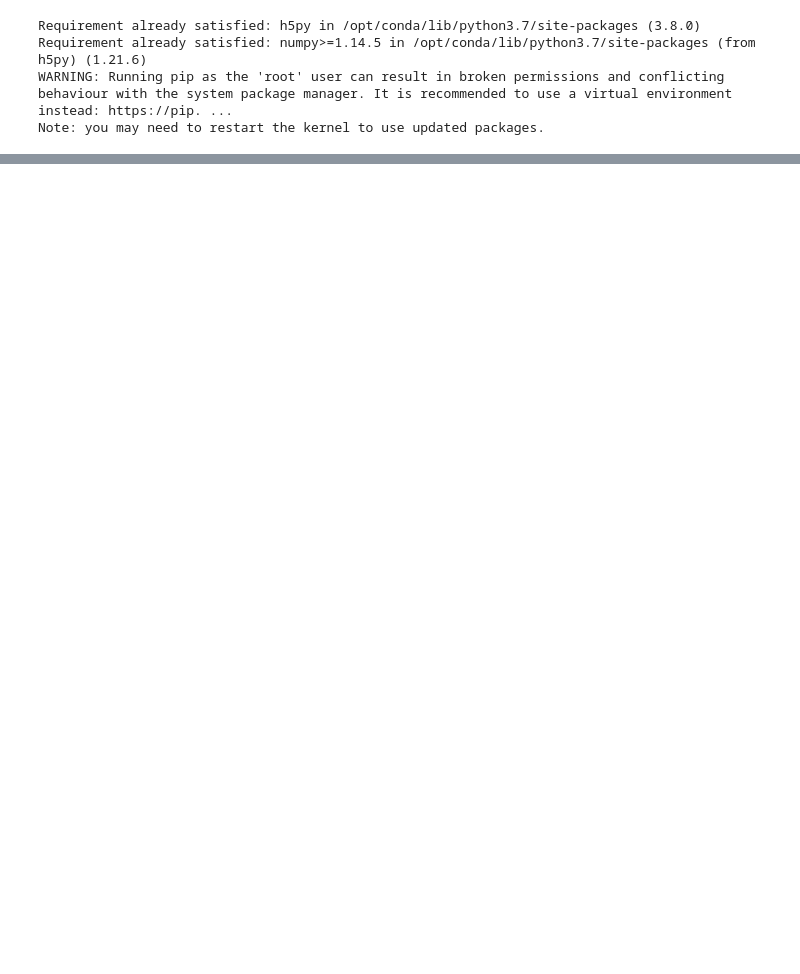
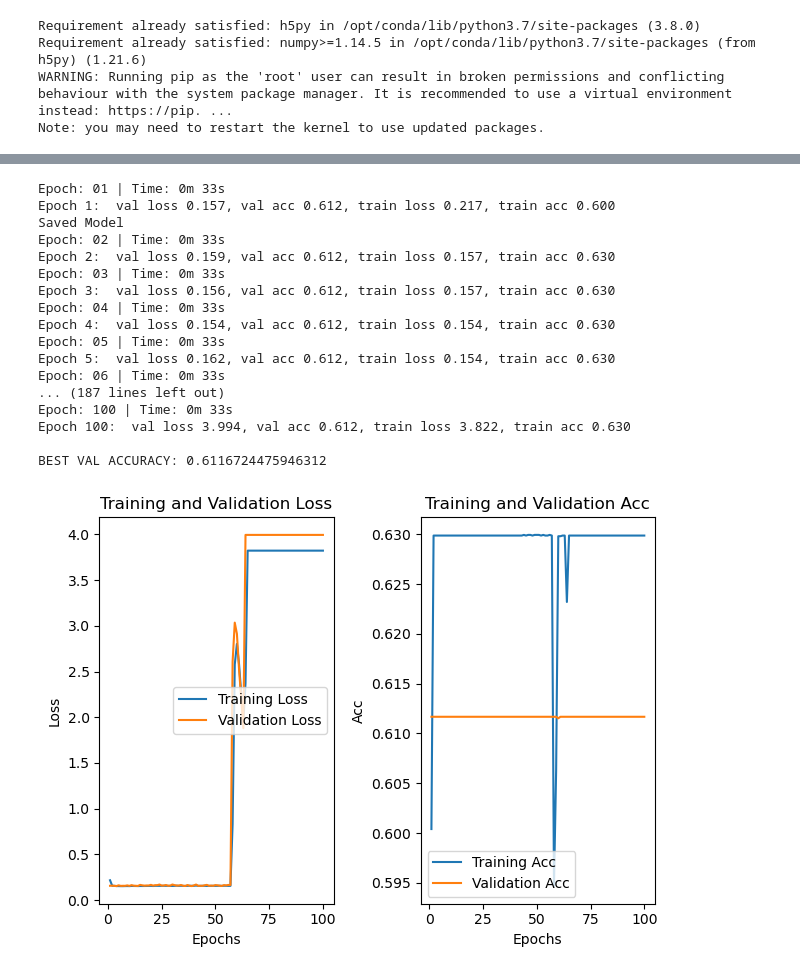
Before and after one commit to cs449w23/project-cs_get_degrees, a Jupyter notebook: CNN_rodney_multiclass.ipynb, the cells around one changed output, grey strips where cells are left out. Saved outputs shown, nothing was run; the diff lists cells and outputs as text; code cells hidden in the pictures; blank space fills up the shorter version.

```diff
--- a/CNN_rodney_multiclass.ipynb
+++ b/CNN_rodney_multiclass.ipynb
@@ -359 +412,23 @@ def train_lstm(initial_channel_size=16,lr=2.5e-5, epochs=15, dropout=0.25, verbo
+# %%
+# train rnn
+train_rnn(initial_channel_size=16, lr=1e-3, epochs=epochs, dropout=0, verbose=True)
+# %% [output]
+Epoch: 01 | Time: 0m 33s
+Epoch 1:  val loss 0.157, val acc 0.612, train loss 0.217, train acc 0.600
+Saved Model
+Epoch: 02 | Time: 0m 33s
+Epoch 2:  val loss 0.159, val acc 0.612, train loss 0.157, train acc 0.630
+Epoch: 03 | Time: 0m 33s
+Epoch 3:  val loss 0.156, val acc 0.612, train loss 0.157, train acc 0.630
+Epoch: 04 | Time: 0m 33s
+Epoch 4:  val loss 0.154, val acc 0.612, train loss 0.154, train acc 0.630
+Epoch: 05 | Time: 0m 33s
+Epoch 5:  val loss 0.162, val acc 0.612, train loss 0.154, train acc 0.630
+Epoch: 06 | Time: 0m 33s
+... (187 lines left out)
+Epoch: 100 | Time: 0m 33s
+Epoch 100:  val loss 3.994, val acc 0.612, train loss 3.822, train acc 0.630
+
+BEST VAL ACCURACY: 0.6116724475946312
+[figure, added]
 # %%
```
Also changed, not shown: parts of 11 cells of this notebook.
